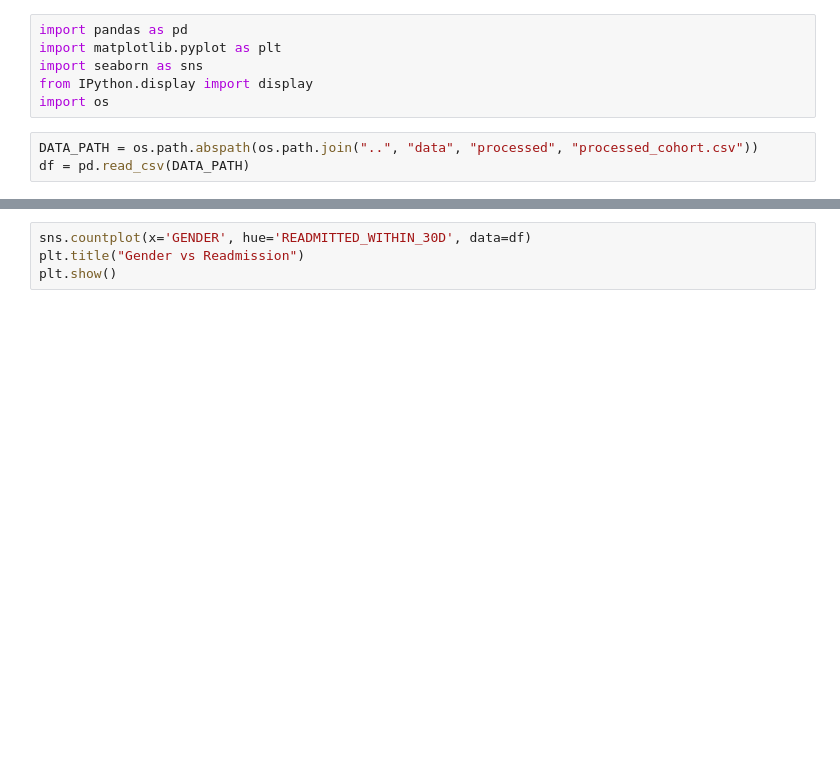
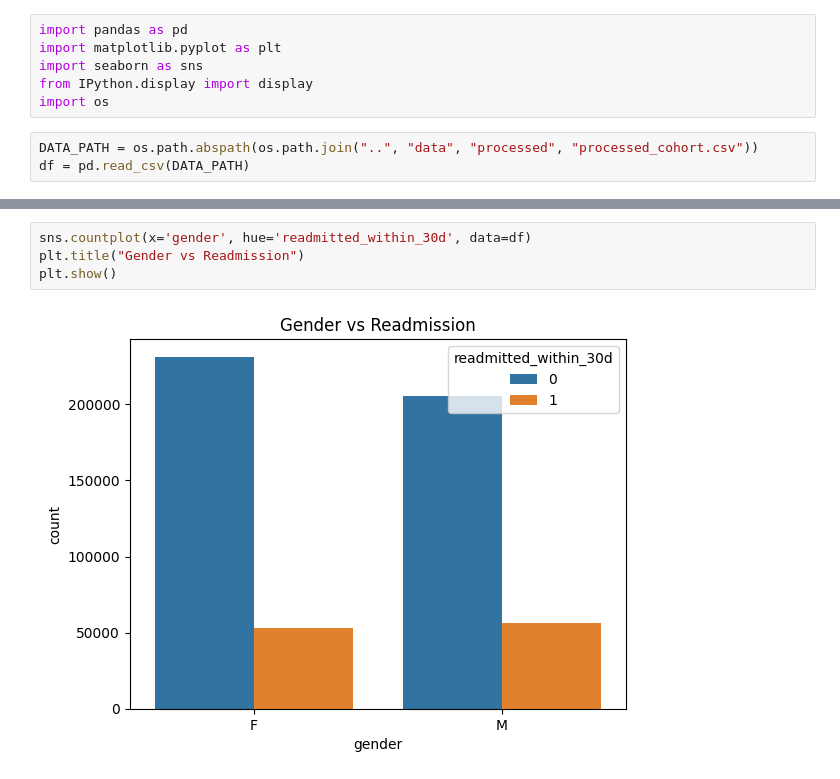
Before and after one commit to unrealdhanush/groot, a Jupyter notebook: notebooks/EDA.ipynb, the cells around one changed output, grey strips where cells are left out. Saved outputs shown, nothing was run; the diff lists cells and outputs as text; blank space fills up the shorter version.

```diff
--- a/notebooks/EDA.ipynb
+++ b/notebooks/EDA.ipynb
@@ -31,5 +95,7 @@ plt.show()
 # %%
-sns.countplot(x='GENDER', hue='READMITTED_WITHIN_30D', data=df)
+sns.countplot(x='gender', hue='readmitted_within_30d', data=df)
 plt.title("Gender vs Readmission")
 plt.show()
+# %% [output]
+[figure, added]
 # %%
```
Also changed, not shown: parts of 6 cells of this notebook, 18 other files.
